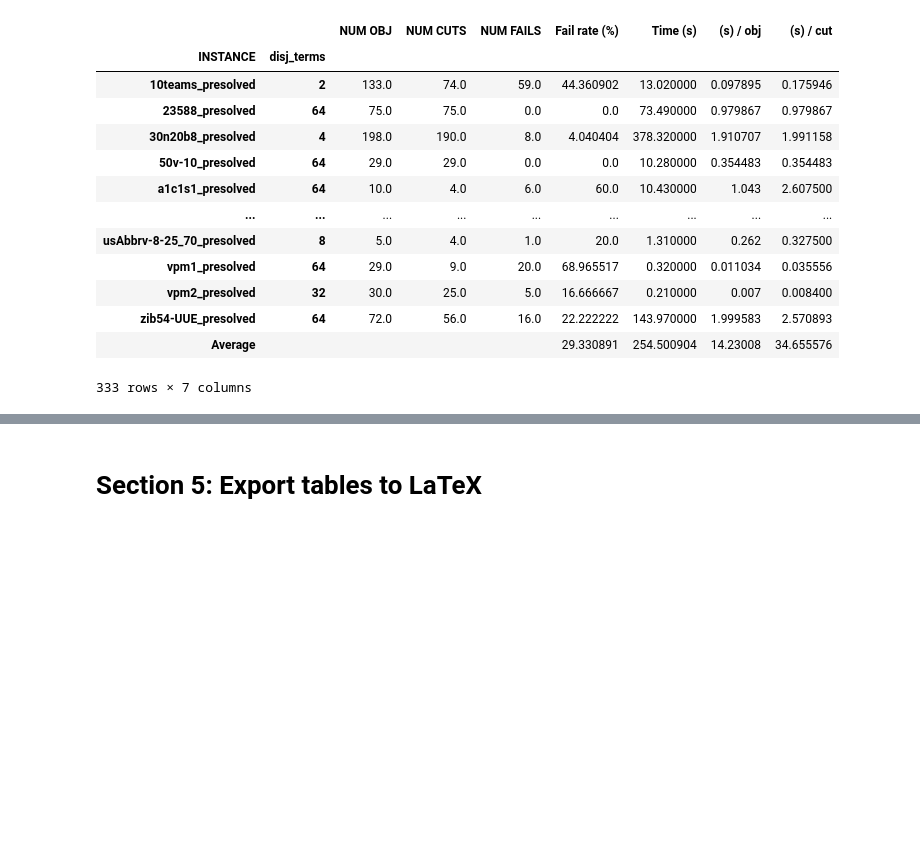
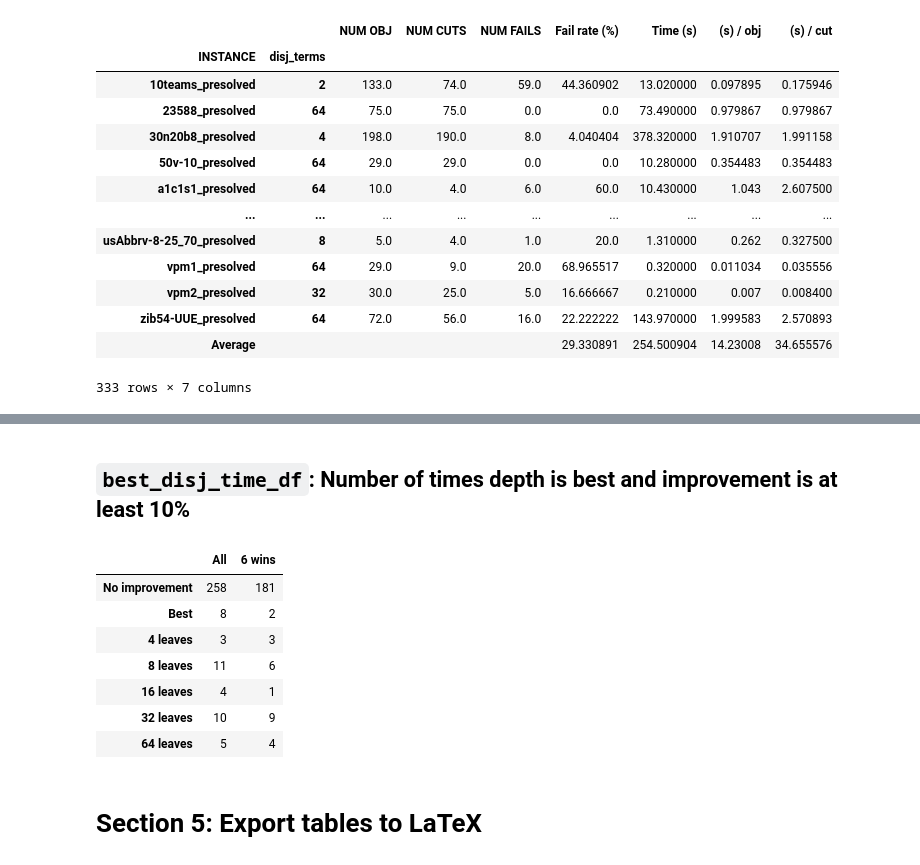
Before and after one commit to akazachk/vpc, a Jupyter notebook: plots/plots.ipynb, the cells around one changed output, grey strips where cells are left out. Cells and saved outputs as stored; diff of their text form; code cells hidden in the pictures; blank space fills up the shorter version.

```diff
--- a/plots/plots.ipynb
+++ b/plots/plots.ipynb
@@ -2731,3 +2796,80 @@ display(obj_and_time_df)
+# %% [markdown]
+## `best_disj_time_df`: Number of times depth is best and improvement is at least 10%
+# %%
+row_no_improvement = 'No improvement'
+
+best_disj_time_df = pd.DataFrame(
+    columns = bb_classes,
+    index = [row_no_improvement] + sizes,
+    dtype = int,
+)
+
+col = gur1vtime_col
+# shortcol = (time_col_header,map_cols_to_short_time[col])
+# destcol = map_cols_to_short_time[col]
+refcol = gur1time_col
+
+# Calculate num times this depth yielded the best result
+best_time_df = selected_time_df.xs(0,level='disj_terms')
+for curr_depth in sizes:
+    # First test for all instances
+    curr_depth_df = selected_time_df.xs(curr_depth,level='disj_terms')
+
+    curr_num_wins = sum(
+        (curr_depth_df[col] == best_time_df[col]) &
+        (best_time_df[col] >= 1.1 * best_time_df[refcol] + EPS)
+    )
+    best_disj_time_df.at[curr_depth,bb_classes[0]] = curr_num_wins
+
+# Add no improvement row
+# Calculate num times no improvement over the baseline
+curr_depth = row_no_improvement
+curr_num_wins = sum(
+        (best_time_df[col] < 1.1 * best_time_df[refcol])
+    )
+best_disj_time_df.at[curr_depth,bb_classes[0]] = curr_num_wins
+
+# Now check only 6-tree instances
+best_time_df = best_time_df.loc[all6_instances_dict.keys()]
+for curr_depth in sizes:
+    curr_depth_df = selected_time_df.xs(curr_depth,level='disj_terms').loc[all6_instances_dict.keys()]
+
+    # Calculate num times this depth yielded the best result
+    curr_num_wins = sum(
+        (curr_depth_df[col] == best_time_df[col]) &
+        (best_time_df[col] >= 1.1 * best_time_df[refcol] + EPS)
+    )
+    best_disj_time_df.at[curr_depth,bb_classes[1]] = curr_num_wins
+
+# Add no improvement row
+# Calculate num times no improvement over the baseline
+curr_depth = row_no_improvement
+curr_num_wins = sum(
+        (best_time_df[col] < 1.1 * best_time_df[refcol])
+    )
+best_disj_time_df.at[curr_depth,bb_classes[1]] = curr_num_wins
+
+# Reindex to add "leaves" to index
+idx = [row_no_improvement] + ['Best'] + [str(size) + " leaves" for size in sizes[1:]]
+reidx = {old_id : new_id for old_id, new_id in zip(best_disj_time_df.index,idx)}
+best_disj_time_df.rename(reidx, inplace=True)
+
+# Remove best row (it is good to verify this is the same as the relevant entries in win_df or Table 1)
+# best_disj_time_df.drop('Best', axis=0, inplace=True)
+
+# Make sure all cols are int
+best_disj_time_df = best_disj_time_df.astype(int)
+
+best_disj_time_df
+# %% [output]
+|  | All | 6 wins |
+| No improvement | 258 | 181 |
+| Best | 8 | 2 |
+| 4 leaves | 3 | 3 |
+| 8 leaves | 11 | 6 |
+| 16 leaves | 4 | 1 |
+| 32 leaves | 10 | 9 |
+| 64 leaves | 5 | 4 |
 # %% [markdown]
 # Section 5: Export tables to LaTeX
 # %% [markdown]
```
Also changed, not shown: parts of 20 cells of this notebook.
